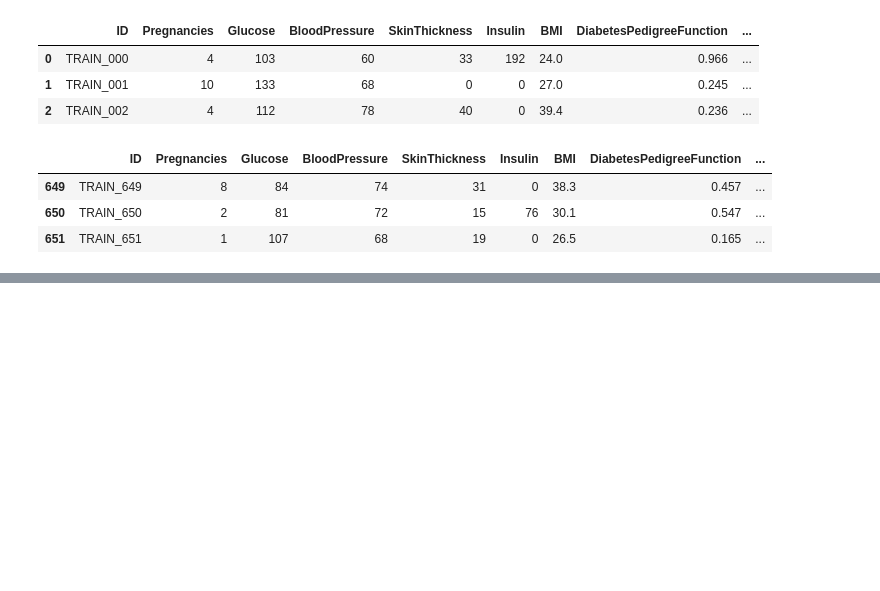
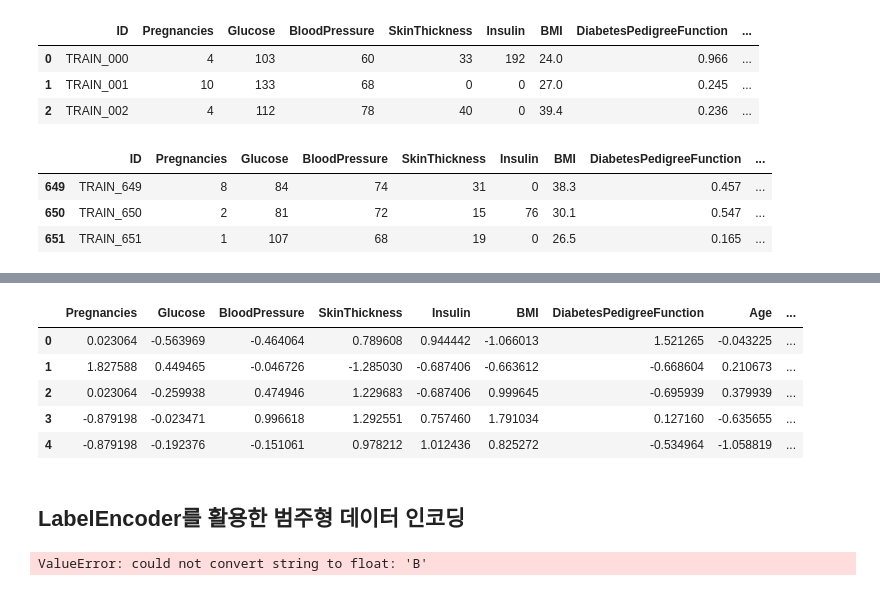
Before and after one commit to godud2604/ml-study, a Jupyter notebook: Project/당뇨병위험분류예측/stage.ipynb, the cells around one changed output, grey strips where cells are left out. Cells and saved outputs as stored; diff of their text form; code cells hidden in the pictures; blank space fills up the shorter version.

```diff
--- a/Project/당뇨병위험분류예측/stage.ipynb
+++ b/Project/당뇨병위험분류예측/stage.ipynb
@@ -34,0 +288,5 @@ train.tail(3)
+# %%
+x_train = train.drop(['ID', 'Outcome'], axis = 1)
+y_train = train['Outcome']
+
+x_test = test.drop('ID', axis = 1)
@@ -34,0 +295,14 @@ train.tail(3)
+# %%
+x_train['binning_glucose'] = pd.cut(
+    x_train['Glucose'],
+    bins = [0, 100, 200],
+    labels = ['normal', 'suspected'],
+    right = False
+)
+
+x_test['binning_glucose'] = pd.cut(
+    x_test['Glucose'],
+    bins = [0, 100, 200],
+    labels = ['normal', 'suspected'],
+    right = False
+)
@@ -34,0 +316,20 @@ train.tail(3)
+# %%
+scaled_train = scaler.transform(x_train.loc[:,'Pregnancies':'Age'])
+scaled_test = scaler.transform(x_test.loc[:,'Pregnancies':'Age'])
+
+sequential_features = scaler.feature_names_in_
+
+for index, feature in enumerate(sequential_features):
+    x_train[feature] = scaled_train[:,index]
+    x_test[feature] = scaled_test[:,index]
+
+x_train.head()
+# %% [output]
+|  | Pregnancies | Glucose | BloodPressure | SkinThickness | Insulin | BMI | DiabetesPedigreeFunction | Age | ... |
+| 0 | 0.023064 | -0.563969 | -0.464064 | 0.789608 | 0.944442 | -1.066013 | 1.521265 | -0.043225 | ... |
+| 1 | 1.827588 | 0.449465 | -0.046726 | -1.285030 | -0.687406 | -0.663612 | -0.668604 | 0.210673 | ... |
+| 2 | 0.023064 | -0.259938 | 0.474946 | 1.229683 | -0.687406 | 0.999645 | -0.695939 | 0.379939 | ... |
+| 3 | -0.879198 | -0.023471 | 0.996618 | 1.292551 | 0.757460 | 1.791034 | 0.127160 | -0.635655 | ... |
+| 4 | -0.879198 | -0.192376 | -0.151061 | 0.978212 | 1.012436 | 0.825272 | -0.534964 | -1.058819 | ... |
+# %% [markdown]
+## LabelEncoder를 활용한 범주형 데이터 인코딩
@@ -34,0 +355,6 @@ train.tail(3)
+# %%
+model.fit(x_train, y_train)
+
+predict = model.predict(x_test)
+# %% [output]
+ValueError: could not convert string to float: 'B'
```
Also changed, not shown: parts of 33 cells of this notebook.
